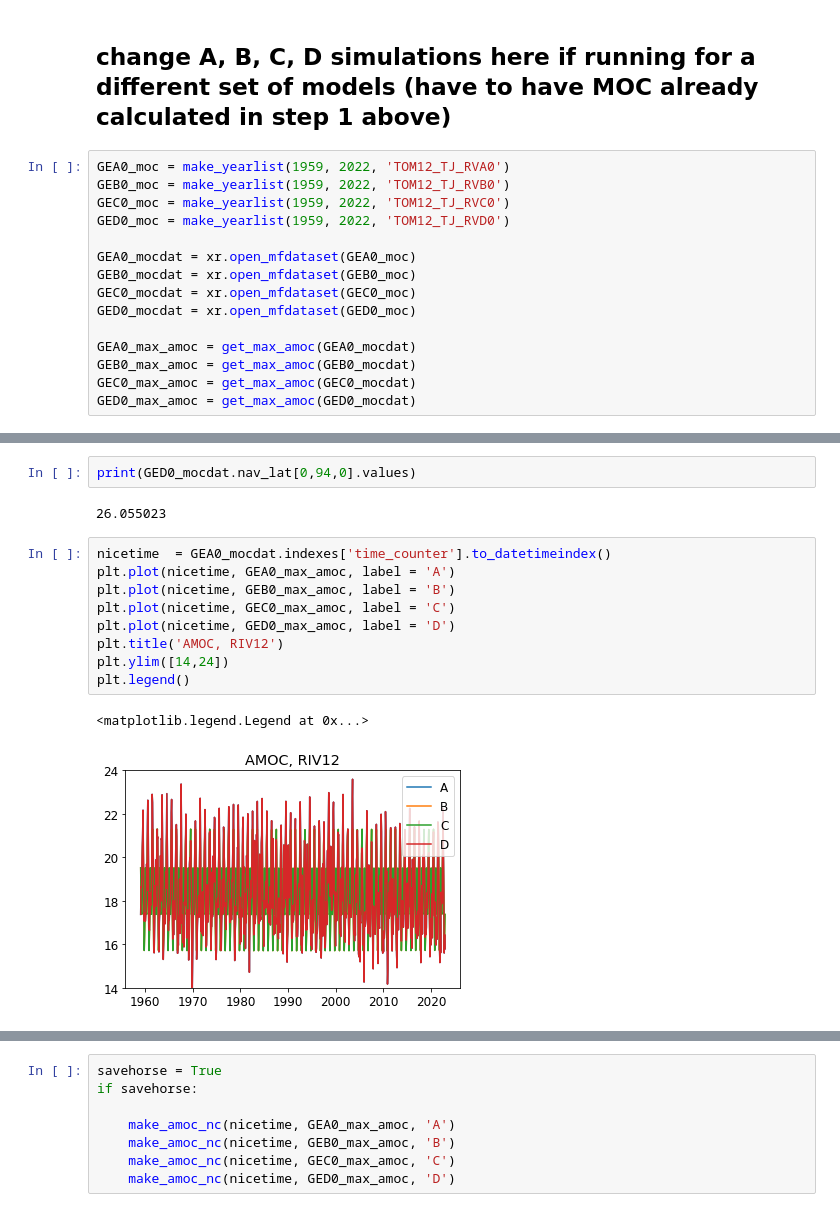
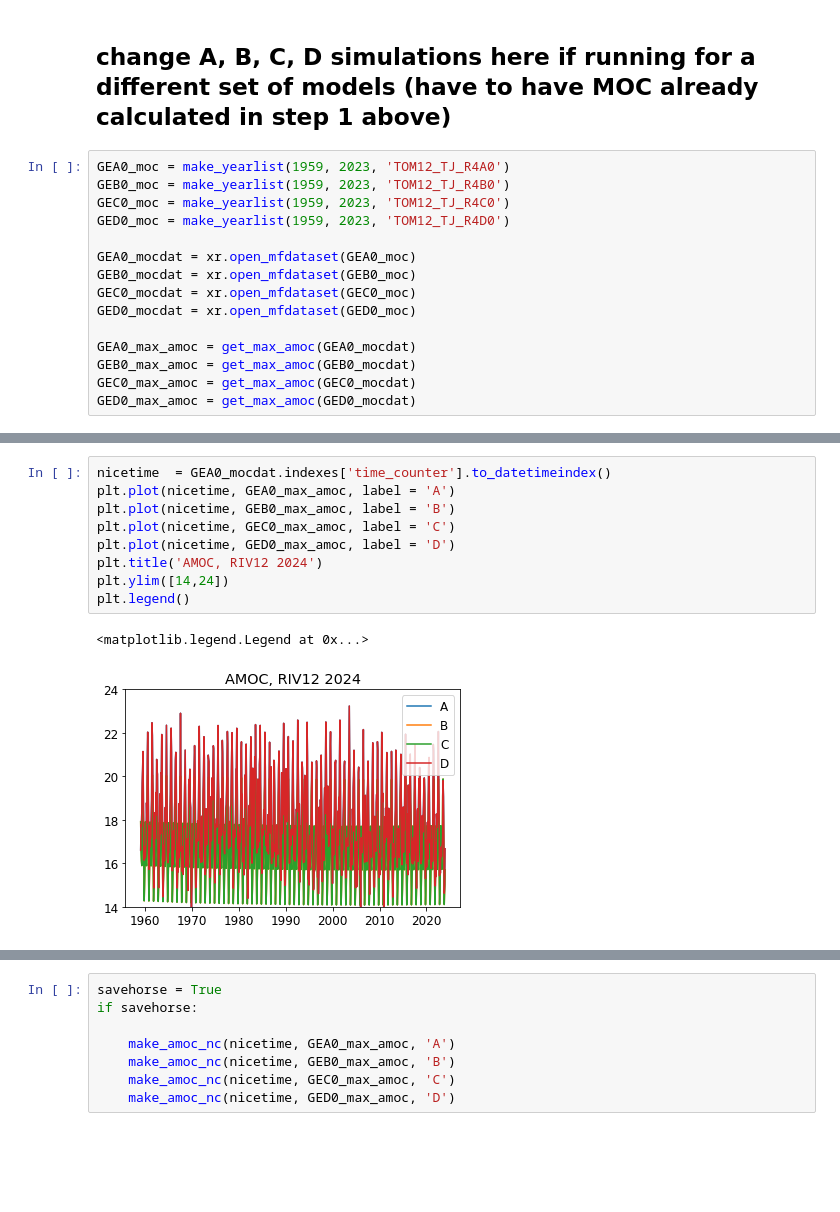
Before and after one commit to tjarnikova/GCB2024, a Jupyter notebook: scripts/makeAMOC_RIV12.ipynb, the cells around one changed output, grey strips where cells are left out. Drawn from its saved outputs; the diff is of its cells as text; blank space fills up the shorter version.

Commit message:
2024 all variable visualisation

```diff
--- a/scripts/makeAMOC_RIV12.ipynb
+++ b/scripts/makeAMOC_RIV12.ipynb
@@ -120,10 +84,10 @@ def get_max_amoc(moc_dataset):
 # %% [markdown]
 ## change A, B, C, D simulations here if running for a different set of models (have to have MOC already calculated in step 1 above)
 # %%
-GEA0_moc = make_yearlist(1959, 2022, 'TOM12_TJ_RVA0')
-GEB0_moc = make_yearlist(1959, 2022, 'TOM12_TJ_RVB0')
-GEC0_moc = make_yearlist(1959, 2022, 'TOM12_TJ_RVC0')
-GED0_moc = make_yearlist(1959, 2022, 'TOM12_TJ_RVD0')
+GEA0_moc = make_yearlist(1959, 2023, 'TOM12_TJ_R4A0')
+GEB0_moc = make_yearlist(1959, 2023, 'TOM12_TJ_R4B0')
+GEC0_moc = make_yearlist(1959, 2023, 'TOM12_TJ_R4C0')
+GED0_moc = make_yearlist(1959, 2023, 'TOM12_TJ_R4D0')
 
 GEA0_mocdat = xr.open_mfdataset(GEA0_moc)
 GEB0_mocdat = xr.open_mfdataset(GEB0_moc)
@@ -165,19 +105,15 @@ Default grid
-# %%
-print(GED0_mocdat.nav_lat[0,94,0].values)
-# %% [output]
-26.055023
 # %%
 nicetime  = GEA0_mocdat.indexes['time_counter'].to_datetimeindex()
 plt.plot(nicetime, GEA0_max_amoc, label = 'A')
 plt.plot(nicetime, GEB0_max_amoc, label = 'B')
 plt.plot(nicetime, GEC0_max_amoc, label = 'C')
 plt.plot(nicetime, GED0_max_amoc, label = 'D')
-plt.title('AMOC, RIV12')
+plt.title('AMOC, RIV12 2024')
 plt.ylim([14,24])
 plt.legend()
 # %% [output]
 <matplotlib.legend.Legend at 0x...>
-[figure, old version]
+[figure, new version]
 # %%
 import arrow
 
```
Also changed, not shown: parts of 6 cells of this notebook, 5 other files.
